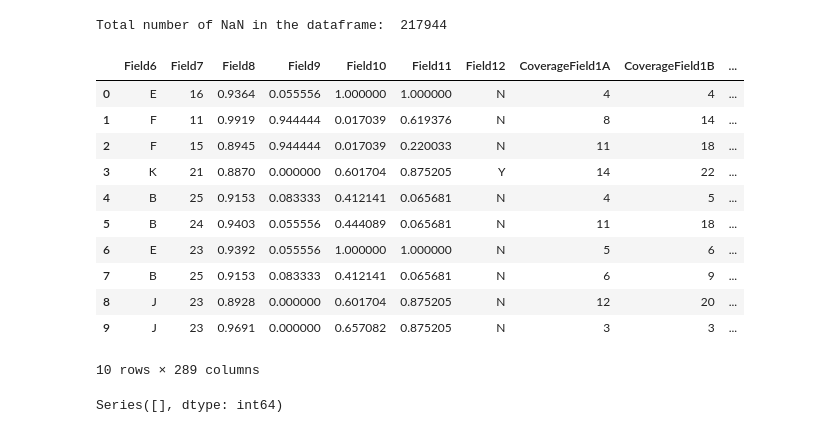
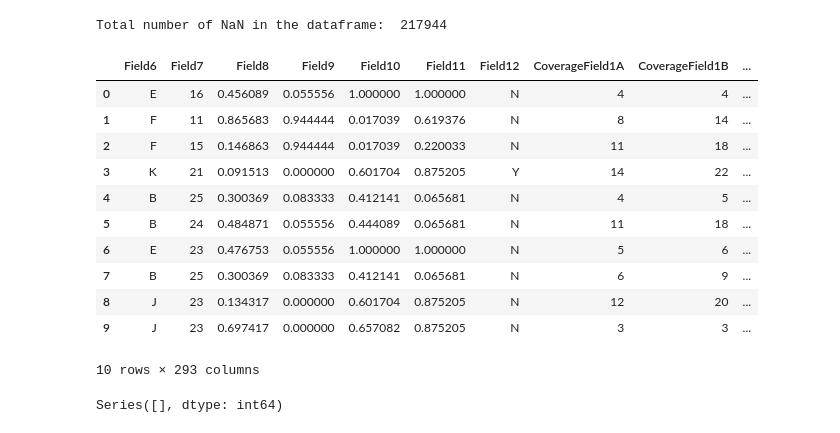
Before and after one commit to daines-analytics/tabular-data-projects, a Jupyter notebook: py-sklearn-binaryclass-homesite-quote-conversion-take1/py-sklearn-binaryclass-homesite-quote-conversion-take1.ipynb, the cells around one changed output. Drawn from its saved outputs; the diff is of its cells as text; code cells hidden in the pictures.

```diff
--- a/py-sklearn-binaryclass-homesite-quote-conversion-take1/py-sklearn-binaryclass-homesite-quote-conversion-take1.ipynb
+++ b/py-sklearn-binaryclass-homesite-quote-conversion-take1/py-sklearn-binaryclass-homesite-quote-conversion-take1.ipynb
@@ -117,7 +110,7 @@ startTimeScript = datetime.now()
 n_jobs = int(ncpu[0])
 
 # Set up the flag to stop sending progress emails (setting to True will send status emails!)
-notifyStatus = True
+notifyStatus = False
 
 # Set the flag for splitting the dataset
 splitDataset = True
@@ -129,6 +122,9 @@ n_folds = 5
 # Set various default modeling parameters
 # scoring = 'accuracy'
 scoring = 'roc_auc'
+
+# Set Pandas options
+pd.set_option("display.max_rows", 500)
 # %%
 # Set up the email notification function
 def email_notify(msg_text):
@@ -479,7 +498,7 @@ if notifyStatus: email_notify("Data Cleaning and Transformation has begun! "+dat
 # %% [markdown]
 ### 3.a) Feature Scaling and Data Pre-Processing
 # %%
-columns_to_scale = ['Field9','Field10','Field11','SalesField8']
+columns_to_scale = ['Field8','Field9','Field10','Field11']
 scaler = preprocessing.MinMaxScaler()
 X_original[columns_to_scale] = scaler.fit_transform(X_original[columns_to_scale])
 
@@ -919,9 +932,7 @@ Total number of NaN in the dataframe:  217944
 # Apply the same data pre-processing steps to the test data
 X_kaggle_data.drop(columns=['QuoteNumber','Original_Quote_Date'], inplace=True)
 X_kaggle_data.drop(columns=['PersonalField84','PropertyField29'], inplace=True)
-X_kaggle_data.drop(columns=['PersonalField16','PersonalField17'], inplace=True)
-X_kaggle_data.drop(columns=['PersonalField18','PersonalField19'], inplace=True)
-X_kaggle_data.drop(columns=['PropertyField7'], inplace=True)
+X_kaggle_data.drop(columns=['SalesField8'], inplace=True)
 
 # Impute missing attributes with the "majority" value for each attribute
 X_kaggle_data['PersonalField7'].fillna('N', inplace=True)
@@ -938,52 +949,64 @@ X_kaggle_data['PropertyField38'].fillna('N', inplace=True)
 X_kaggle_data['PropertyField37'] = X_kaggle_data['PropertyField37'].apply(lambda x: ''.join(["N" if ord(i) < 65 or ord(i) > 90 else i for i in x]))
 X_kaggle_data['GeographicField63'] = X_kaggle_data['GeographicField63'].apply(lambda x: ''.join(["N" if ord(i) < 65 or ord(i) > 90 else i for i in x]))
 
+# Correct mis-coding for some features
+X_kaggle_data.loc[(X_kaggle_data.PersonalField16 == 'XG'), 'PersonalField16'] = 'OTHER'
+X_kaggle_data.loc[(X_kaggle_data.PersonalField16 == 'YG'), 'PersonalField16'] = 'OTHER'
+X_kaggle_data.loc[(X_kaggle_data.PersonalField16 == 'ZM'), 'PersonalField16'] = 'OTHER'
+X_kaggle_data.loc[(X_kaggle_data.PersonalField17 == 'XF'), 'PersonalField17'] = 'OTHER'
+X_kaggle_data.loc[(X_kaggle_data.PersonalField17 == 'XZ'), 'PersonalField17'] = 'OTHER'
+X_kaggle_data.loc[(X_kaggle_data.PersonalField17 == 'YO'), 'PersonalField17'] = 'OTHER'
+X_kaggle_data.loc[(X_kaggle_data.PersonalField17 == 'ZJ'), 'PersonalField17'] = 'OTHER'
+X_kaggle_data.loc[(X_kaggle_data.PersonalField18 == 'XB'), 'PersonalField18'] = 'OTHER'
+X_kaggle_data.loc[(X_kaggle_data.PersonalField19 == 'ZS'), 'PersonalField19'] = 'OTHER'
+X_kaggle_data.loc[(X_kaggle_data.PropertyField7 == 'T'), 'PropertyField7'] = 'OTHER'
+
 # Convert columns from one data type to another
 X_kaggle_data['Field6'] = X_kaggle_data['Field6'].astype('category')
 X_kaggle_data['Field10'] = X_kaggle_data['Field10'].str.replace(',','')
 X_kaggle_data['Field10'] = X_kaggle_data['Field10'].astype('int')
 X_kaggle_data['Field12'] = X_kaggle_data['Field12'].astype('category')
 X_kaggle_data['CoverageField8'] = X_kaggle_data['CoverageField8'].astype('category')
 X_kaggle_data['CoverageField9'] = X_kaggle_data['CoverageField9'].astype('category')
 X_kaggle_data['SalesField7'] = X_kaggle_data['SalesField7'].astype('category')
 X_kaggle_data['PersonalField7'] = X_kaggle_data['PersonalField7'].astype('category')
-# X_kaggle_data['PersonalField16'] = X_kaggle_data['PersonalField16'].astype('category')
-# X_kaggle_data['PersonalField17'] = X_kaggle_data['PersonalField17'].astype('category')
-# X_kaggle_data['PersonalField18'] = X_kaggle_data['PersonalField18'].astype('category')
-# X_kaggle_data['PersonalField19'] = X_kaggle_data['PersonalField19'].astype('category')
+X_kaggle_data['PersonalField16'] = X_kaggle_data['PersonalField16'].astype('category')
+X_kaggle_data['PersonalField17'] = X_kaggle_data['PersonalField17'].astype('category')
+X_kaggle_data['PersonalField18'] = X_kaggle_data['PersonalField18'].astype('category')
+X_kaggle_data['PersonalField19'] = X_kaggle_data['PersonalField19'].astype('category')
 X_kaggle_data['PropertyField3'] = X_kaggle_data['PropertyField3'].astype('category')
 X_kaggle_data['PropertyField4'] = X_kaggle_data['PropertyField4'].astype('category')
 X_kaggle_data['PropertyField5'] = X_kaggle_data['PropertyField5'].astype('category')
-# X_kaggle_data['PropertyField7'] = X_kaggle_data['PropertyField7'].astype('category')
+X_kaggle_data['PropertyField7'] = X_kaggle_data['PropertyField7'].astype('category')
 X_kaggle_data['PropertyField14'] = X_kaggle_data['PropertyField14'].astype('category')
 X_kaggle_data['PropertyField28'] = X_kaggle_data['PropertyField28'].astype('category')
 X_kaggle_data['PropertyField30'] = X_kaggle_data['PropertyField30'].astype('category')
 X_kaggle_data['PropertyField31'] = X_kaggle_data['PropertyField31'].astype('category')
 X_kaggle_data['PropertyField32'] = X_kaggle_data['PropertyField32'].astype('category')
 X_kaggle_data['PropertyField33'] = X_kaggle_data['PropertyField33'].astype('category')
 X_kaggle_data['PropertyField34'] = X_kaggle_data['PropertyField34'].astype('category')
 X_kaggle_data['PropertyField36'] = X_kaggle_data['PropertyField36'].astype('category')
 X_kaggle_data['PropertyField37'] = X_kaggle_data['PropertyField37'].astype('category')
 X_kaggle_data['PropertyField38'] = X_kaggle_data['PropertyField38'].astype('category')
 X_kaggle_data['GeographicField63'] = X_kaggle_data['GeographicField63'].astype('category')
 X_kaggle_data['GeographicField64'] = X_kaggle_data['GeographicField64'].astype('category')
 
 X_kaggle_data[columns_to_scale] = scaler.fit_transform(X_kaggle_data[columns_to_scale])
 
 X_kaggle_data.head(10)
 # %% [output]
 |  | Field6 | Field7 | Field8 | Field9 | Field10 | Field11 | Field12 | CoverageField1A | CoverageField1B | ... |
-| 0 | E | 16 | 0.9364 | 0.055556 | 1.000000 | 1.000000 | N | 4 | 4 | ... |
-| 1 | F | 11 | 0.9919 | 0.944444 | 0.017039 | 0.619376 | N | 8 | 14 | ... |
-| 2 | F | 15 | 0.8945 | 0.944444 | 0.017039 | 0.220033 | N | 11 | 18 | ... |
-| 3 | K | 21 | 0.8870 | 0.000000 | 0.601704 | 0.875205 | Y | 14 | 22 | ... |
-| 4 | B | 25 | 0.9153 | 0.083333 | 0.412141 | 0.065681 | N | 4 | 5 | ... |
-| 5 | B | 24 | 0.9403 | 0.055556 | 0.444089 | 0.065681 | N | 11 | 18 | ... |
-| 6 | E | 23 | 0.9392 | 0.055556 | 1.000000 | 1.000000 | N | 5 | 6 | ... |
-| 7 | B | 25 | 0.9153 | 0.083333 | 0.412141 | 0.065681 | N | 6 | 9 | ... |
-| 8 | J | 23 | 0.8928 | 0.000000 | 0.601704 | 0.875205 | N | 12 | 20 | ... |
-| 9 | J | 23 | 0.9691 | 0.000000 | 0.657082 | 0.875205 | N | 3 | 3 | ... |
+| 0 | E | 16 | 0.456089 | 0.055556 | 1.000000 | 1.000000 | N | 4 | 4 | ... |
+| 1 | F | 11 | 0.865683 | 0.944444 | 0.017039 | 0.619376 | N | 8 | 14 | ... |
+| 2 | F | 15 | 0.146863 | 0.944444 | 0.017039 | 0.220033 | N | 11 | 18 | ... |
+| 3 | K | 21 | 0.091513 | 0.000000 | 0.601704 | 0.875205 | Y | 14 | 22 | ... |
+| 4 | B | 25 | 0.300369 | 0.083333 | 0.412141 | 0.065681 | N | 4 | 5 | ... |
+| 5 | B | 24 | 0.484871 | 0.055556 | 0.444089 | 0.065681 | N | 11 | 18 | ... |
+| 6 | E | 23 | 0.476753 | 0.055556 | 1.000000 | 1.000000 | N | 5 | 6 | ... |
+| 7 | B | 25 | 0.300369 | 0.083333 | 0.412141 | 0.065681 | N | 6 | 9 | ... |
+| 8 | J | 23 | 0.134317 | 0.000000 | 0.601704 | 0.875205 | N | 12 | 20 | ... |
+| 9 | J | 23 | 0.697417 | 0.000000 | 0.657082 | 0.875205 | N | 3 | 3 | ... |
-10 rows × 289 columns
+10 rows × 293 columns
 # %%
 # Check to see whether the test dataset contains any NaN
 null_counts = X_kaggle_data.isnull().sum()
```
Also changed, not shown: parts of 28 cells of this notebook, 1 other file.
